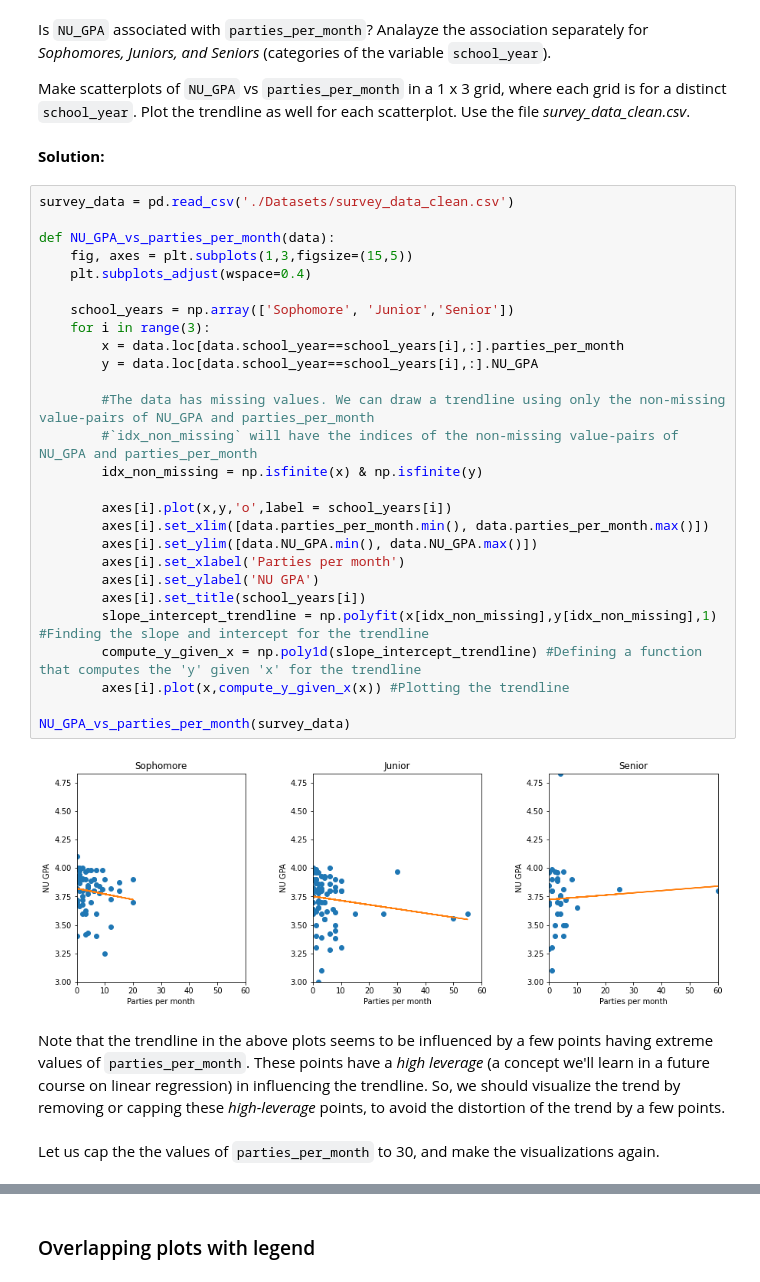
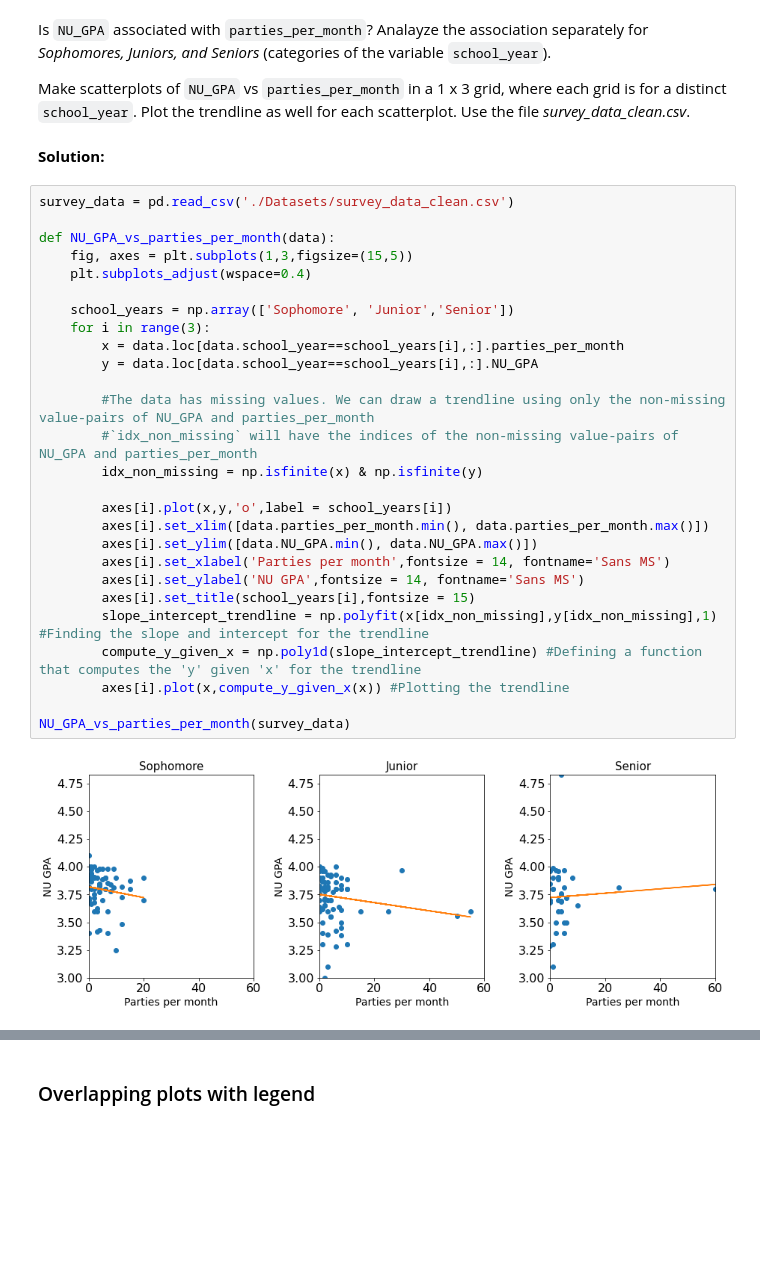
Before and after one commit to NUstat/DataScience_Intro_python, a Jupyter notebook: Data visualization.ipynb, the cells around one changed output, grey strips where cells are left out. Cells and saved outputs as stored; diff of their text form; blank space fills up the shorter version.

```diff
--- a/Data visualization.ipynb
+++ b/Data visualization.ipynb
@@ -206,38 +206,34 @@ We used the [subplot](https://matplotlib.org/stable/api/_as_gen/matplotlib.pyplo
 Is `NU_GPA` associated with `parties_per_month`? Analayze the association separately for *Sophomores, Juniors, and Seniors* (categories of the variable `school_year`).
 
 Make scatterplots of `NU_GPA` vs `parties_per_month` in a 1 x 3 grid, where each grid is for a distinct `school_year`. Plot the trendline as well for each scatterplot. Use the file *survey_data_clean.csv*.
-# %% [markdown]
-**Solution:**
+# %% [markdown]
+**Solution:**
 # %%
 survey_data = pd.read_csv('./Datasets/survey_data_clean.csv')
 
 def NU_GPA_vs_parties_per_month(data):
     fig, axes = plt.subplots(1,3,figsize=(15,5))
     plt.subplots_adjust(wspace=0.4)
 
     school_years = np.array(['Sophomore', 'Junior','Senior'])
     for i in range(3):
         x = data.loc[data.school_year==school_years[i],:].parties_per_month
         y = data.loc[data.school_year==school_years[i],:].NU_GPA
 
         #The data has missing values. We can draw a trendline using only the non-missing value-pairs of NU_GPA and parties_per_month
         #`idx_non_missing` will have the indices of the non-missing value-pairs of NU_GPA and parties_per_month
         idx_non_missing = np.isfinite(x) & np.isfinite(y)
 
         axes[i].plot(x,y,'o',label = school_years[i])
         axes[i].set_xlim([data.parties_per_month.min(), data.parties_per_month.max()])
         axes[i].set_ylim([data.NU_GPA.min(), data.NU_GPA.max()])
-        axes[i].set_xlabel('Parties per month')
-        axes[i].set_ylabel('NU GPA')
-        axes[i].set_title(school_years[i])
+        axes[i].set_xlabel('Parties per month',fontsize = 14, fontname='Sans MS')
+        axes[i].set_ylabel('NU GPA',fontsize = 14, fontname='Sans MS')
+        axes[i].set_title(school_years[i],fontsize = 15)
         slope_intercept_trendline = np.polyfit(x[idx_non_missing],y[idx_non_missing],1)   #Finding the slope and intercept for the trendline
         compute_y_given_x = np.poly1d(slope_intercept_trendline) #Defining a function that computes the 'y' given 'x' for the trendline
         axes[i].plot(x,compute_y_given_x(x)) #Plotting the trendline
 
 NU_GPA_vs_parties_per_month(survey_data)
 # %% [output]
-[figure, old version]
+[figure, new version]
-# %% [markdown]
-Note that the trendline in the above plots seems to be influenced by a few points having extreme values of `parties_per_month`. These points have a *high leverage* (a concept we'll learn in a future course on linear regression) in influencing the trendline. So, we should visualize the trend by removing or capping these *high-leverage* points, to avoid the distortion of the trend by a few points.
-# %% [markdown]
-Let us cap the the values of `parties_per_month` to 30, and make the visualizations again.
```
Also changed, not shown: parts of 8 cells of this notebook.
